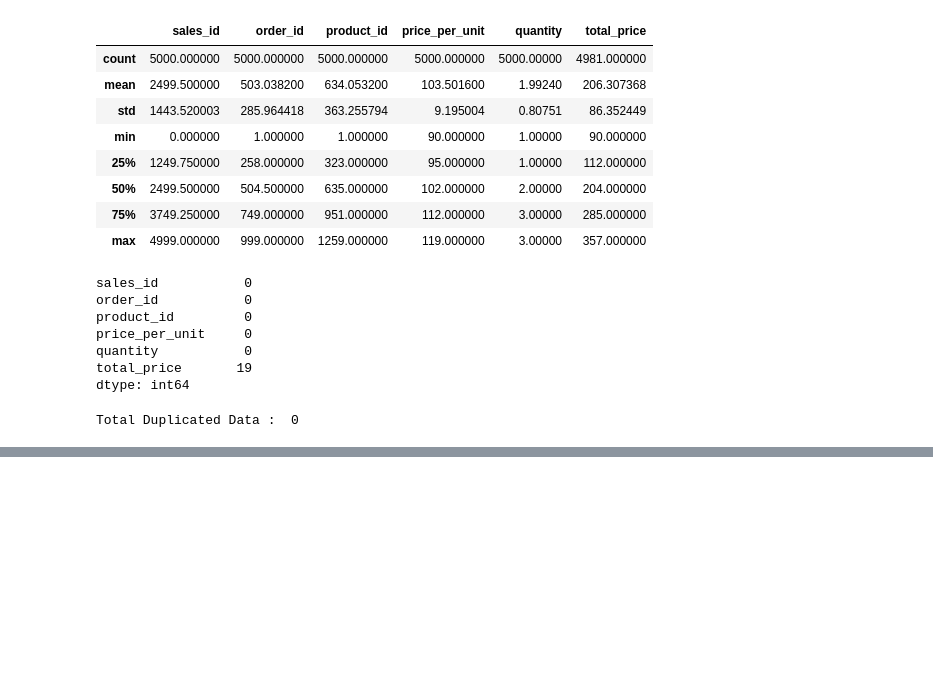
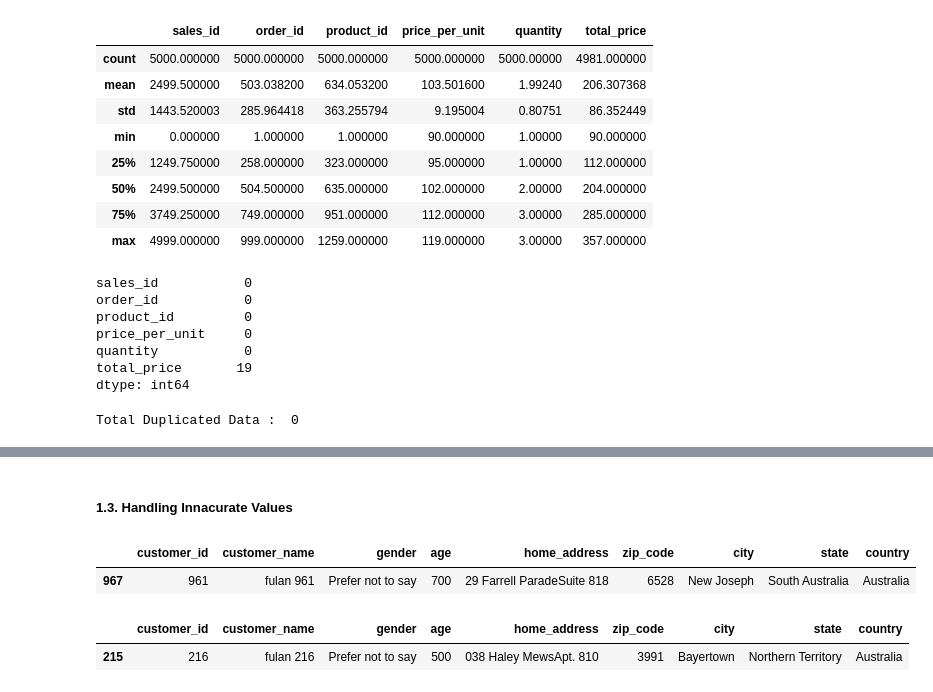
Before and after one commit to andidprastyo/Data-Analyst-Projects, a Jupyter notebook: Data Wrangling/Dicoding Data Wrangling Challenge/notebook.ipynb, the cells around one changed output, grey strips where cells are left out. Cells and saved outputs as stored; diff of their text form; code cells hidden in the pictures; blank space fills up the shorter version.

```diff
--- a/Data Wrangling/Dicoding Data Wrangling Challenge/notebook.ipynb
+++ b/Data Wrangling/Dicoding Data Wrangling Challenge/notebook.ipynb
@@ -246,0 +303,7 @@ Total Duplicated Data :  0
+# %% [markdown]
+##### 1.3. Handling Innacurate Values
+# %%
+cust_df[cust_df.age == cust_df.age.max()]
+# %% [output]
+|  | customer_id | customer_name | gender | age | home_address | zip_code | city | state | country |
+| 967 | 961 | fulan 961 | Prefer not to say | 700 | 29 Farrell ParadeSuite 818 | 6528 | New Joseph | South Australia | Australia |
@@ -246,0 +312,5 @@ Total Duplicated Data :  0
+# %%
+cust_df[cust_df.age == cust_df.age.max()]
+# %% [output]
+|  | customer_id | customer_name | gender | age | home_address | zip_code | city | state | country |
+| 215 | 216 | fulan 216 | Prefer not to say | 500 | 038 Haley MewsApt. 810 | 3991 | Bayertown | Northern Territory | Australia |
```
Also changed, not shown: parts of 23 cells of this notebook.
